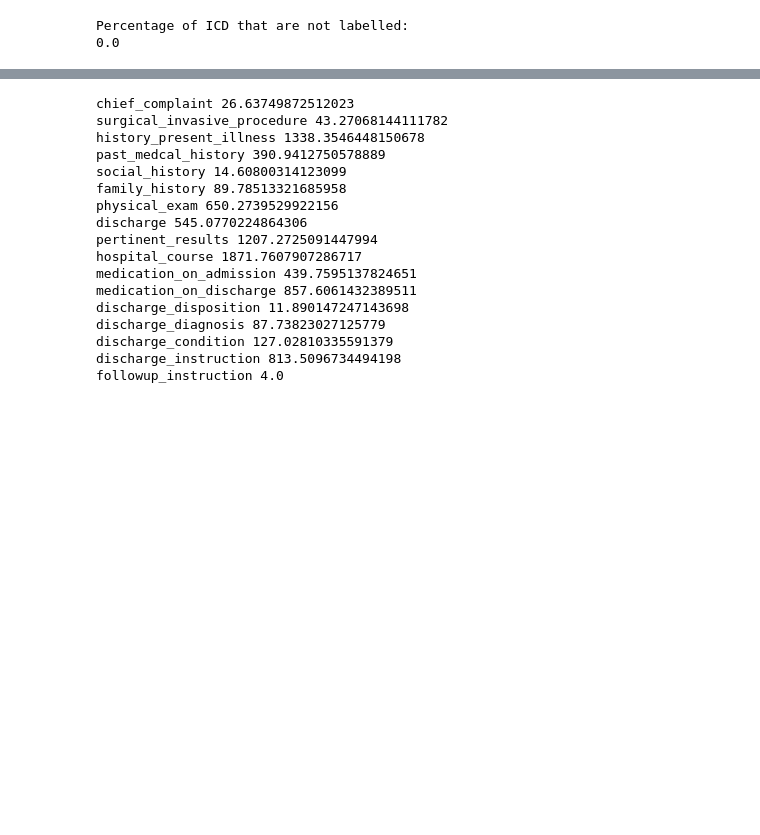
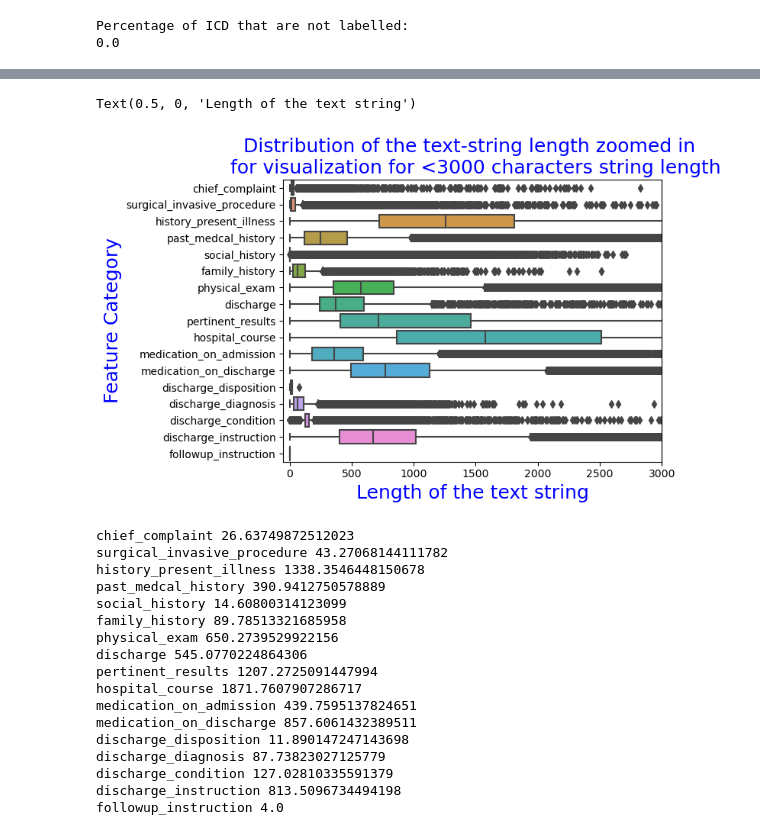
Before and after one commit to smitamisra/EHR_exploration, a Jupyter notebook: notebooks/tokenization_classification.ipynb, the cells around one changed output, grey strips where cells are left out. Saved outputs shown, nothing was run; the diff lists cells and outputs as text; code cells hidden in the pictures; blank space fills up the shorter version.

```diff
--- a/notebooks/tokenization_classification.ipynb
+++ b/notebooks/tokenization_classification.ipynb
@@ -184,3 +254,15 @@ for i in text_cat:
+# %%
+len_call.head()
+
+sns.boxplot(data=len_call, y='variable', x='value')
+plt.xlim(-50,3000)
+plt.title('Distribution of the text-string length zoomed in \n for visualization for <3000 characters string length', fontsize=18,
+         color='blue')
+plt.ylabel('Feature Category', fontsize=18, color="blue")
+plt.xlabel('Length of the text string', fontsize=18, color="blue")
+# %% [output]
+Text(0.5, 0, 'Length of the text string')
+[figure, added]
 # %%
 #length of the string in text per column
 
```
Also changed, not shown: parts of 14 cells of this notebook, 2 other files.
